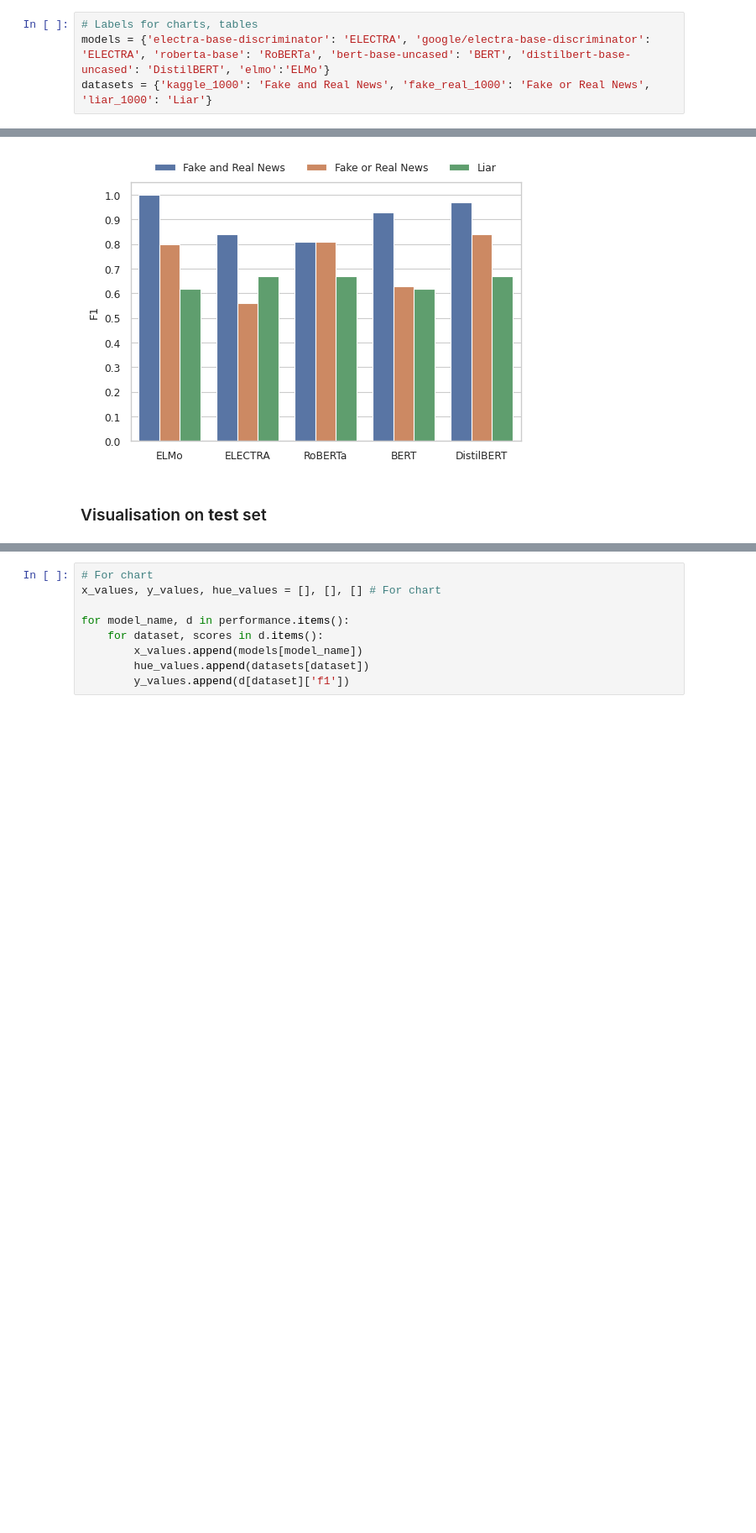
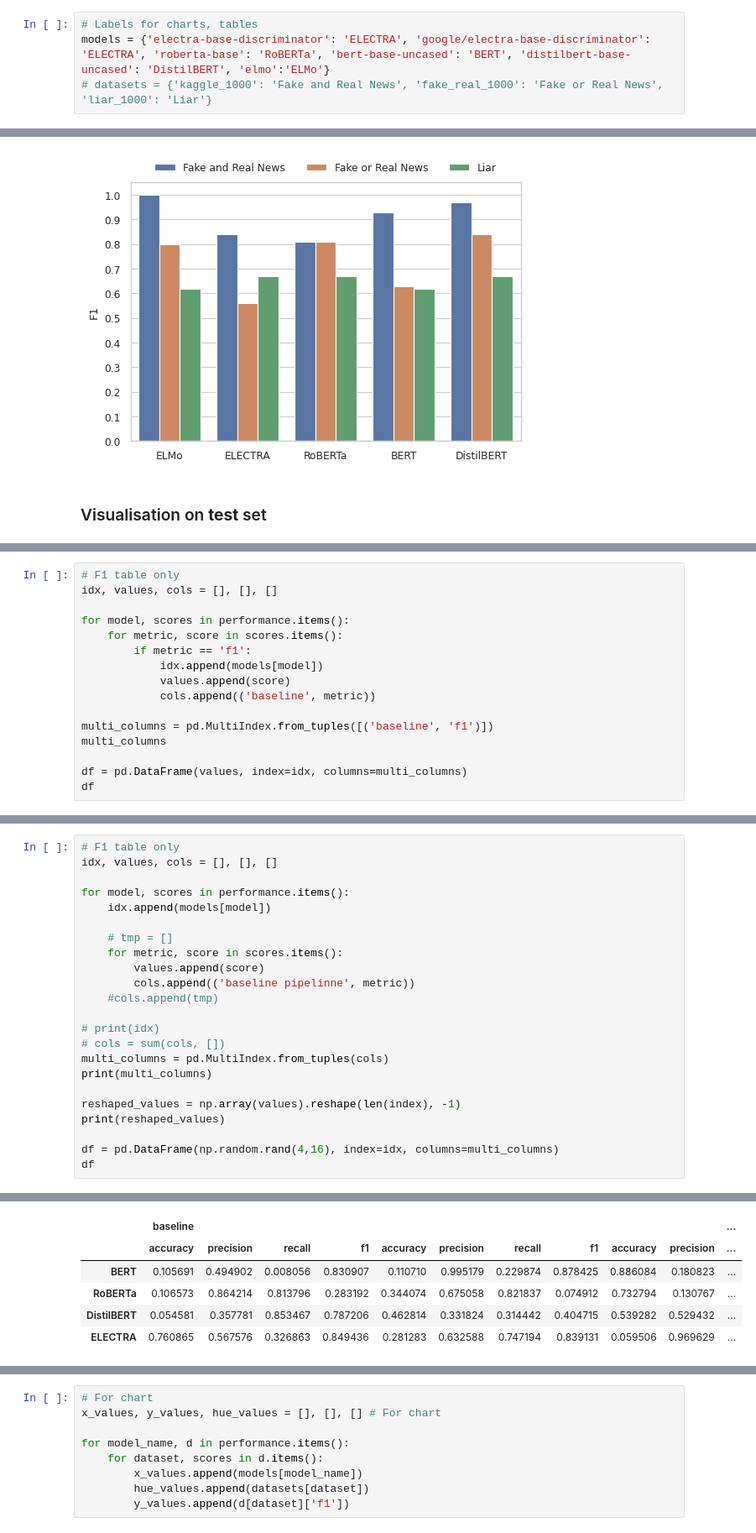
Before and after one commit to himayla/fake_news, a Jupyter notebook: visualization.ipynb, the cells around one changed output, grey strips where cells are left out. Shown: that part at 84% size. Saved outputs shown, nothing was run; the diff lists cells and outputs as text; blank space fills up the shorter version.

```diff
--- a/visualization.ipynb
+++ b/visualization.ipynb
@@ -25,6 +9,6 @@ else:
 # %%
 # Labels for charts, tables
 models = {'electra-base-discriminator': 'ELECTRA', 'google/electra-base-discriminator': 'ELECTRA', 'roberta-base': 'RoBERTa', 'bert-base-uncased': 'BERT', 'distilbert-base-uncased': 'DistilBERT', 'elmo':'ELMo'}
-datasets = {'kaggle_1000': 'Fake and Real News', 'fake_real_1000': 'Fake or Real News', 'liar_1000': 'Liar'}
+# datasets = {'kaggle_1000': 'Fake and Real News', 'fake_real_1000': 'Fake or Real News', 'liar_1000': 'Liar'}
 # %% [markdown]
 ### Visualization on **validation** set
@@ -232,0 +248,16 @@ for file_name in os.listdir(path_to_json_results):
+# %%
+# F1 table only
+idx, values, cols = [], [], []
+
+for model, scores in performance.items():
+    for metric, score in scores.items():
+        if metric == 'f1':
+            idx.append(models[model])
+            values.append(score)
+            cols.append(('baseline', metric))
+
+multi_columns = pd.MultiIndex.from_tuples([('baseline', 'f1')])
+multi_columns
+
+df = pd.DataFrame(values, index=idx, columns=multi_columns)
+df
@@ -232,0 +290,24 @@ for file_name in os.listdir(path_to_json_results):
+# %%
+# F1 table only
+idx, values, cols = [], [], []
+
+for model, scores in performance.items():
+    idx.append(models[model])
+
+    # tmp = []
+    for metric, score in scores.items():
+        values.append(score)
+        cols.append(('baseline pipelinne', metric))
+    #cols.append(tmp)
+
+# print(idx)
+# cols = sum(cols, [])
+multi_columns = pd.MultiIndex.from_tuples(cols)
+print(multi_columns)
+
+reshaped_values = np.array(values).reshape(len(index), -1)
+print(reshaped_values)
+
+df = pd.DataFrame(np.random.rand(4,16), index=idx, columns=multi_columns)
+df
+# %% [output]
@@ -233 +331,7 @@ for file_name in os.listdir(path_to_json_results):
+|  | baseline |  |  |  |  |  |  |  |  |  | ... |
+|  | accuracy | precision | recall | f1 | accuracy | precision | recall | f1 | accuracy | precision | ... |
+| BERT | 0.105691 | 0.494902 | 0.008056 | 0.830907 | 0.110710 | 0.995179 | 0.229874 | 0.878425 | 0.886084 | 0.180823 | ... |
+| RoBERTa | 0.106573 | 0.864214 | 0.813796 | 0.283192 | 0.344074 | 0.675058 | 0.821837 | 0.074912 | 0.732794 | 0.130767 | ... |
+| DistilBERT | 0.054581 | 0.357781 | 0.853467 | 0.787206 | 0.462814 | 0.331824 | 0.314442 | 0.404715 | 0.539282 | 0.529432 | ... |
+| ELECTRA | 0.760865 | 0.567576 | 0.326863 | 0.849436 | 0.281283 | 0.632588 | 0.747194 | 0.839131 | 0.059506 | 0.969629 | ... |
 # %%
```
Also changed, not shown: parts of 10 cells of this notebook, 11 other files.
